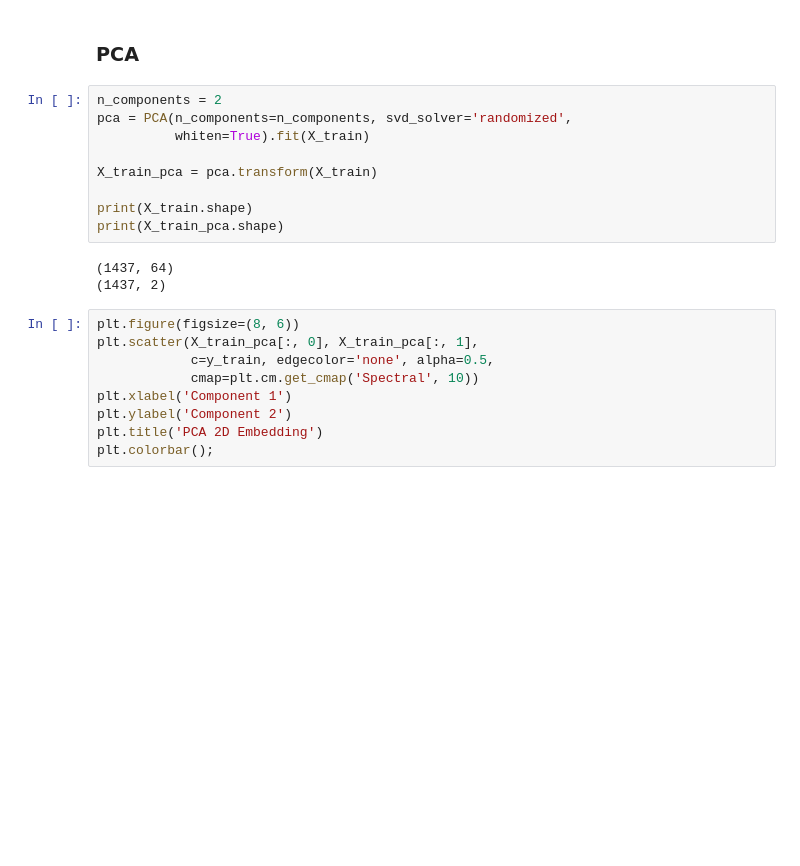
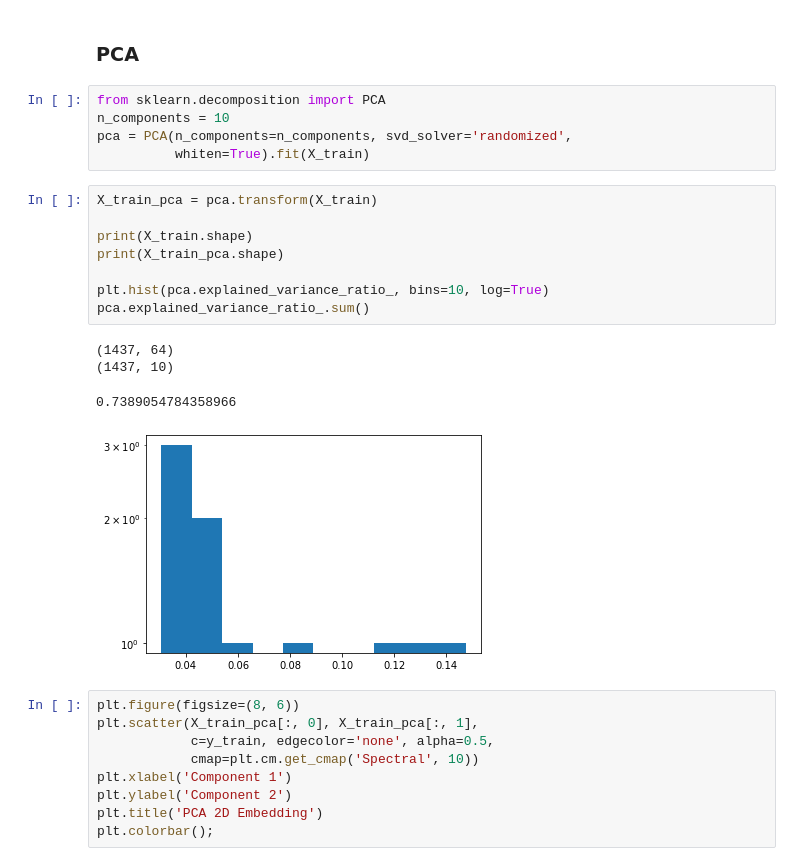
Before and after one commit to datamllab/automl-in-action-notebooks, a Jupyter notebook: 2.2-Image-Hand-Written-Digits-Recognition.ipynb, the cells around one changed output. Drawn from its saved outputs; the diff is of its cells as text; blank space fills up the shorter version.

```diff
--- a/2.2-Image-Hand-Written-Digits-Recognition.ipynb
+++ b/2.2-Image-Hand-Written-Digits-Recognition.ipynb
@@ -56,17 +54,23 @@ print("\n--Shape of the testing data--\n {}".format(X_test.shape))
 # %% [markdown]
 ### PCA
 # %%
-n_components = 2
+from sklearn.decomposition import PCA
+n_components = 10
 pca = PCA(n_components=n_components, svd_solver='randomized',
           whiten=True).fit(X_train)
-
-X_train_pca = pca.transform(X_train)
-
-print(X_train.shape)
-print(X_train_pca.shape)
-# %% [output]
-(1437, 64)
-(1437, 2)
+# %%
+X_train_pca = pca.transform(X_train)
+
+print(X_train.shape)
+print(X_train_pca.shape)
+
+plt.hist(pca.explained_variance_ratio_, bins=10, log=True)
+pca.explained_variance_ratio_.sum()
+# %% [output]
+(1437, 64)
+(1437, 10)
+0.7389054784358966
+[figure, added]
 # %%
 plt.figure(figsize=(8, 6))
 plt.scatter(X_train_pca[:, 0], X_train_pca[:, 1],
```
Also changed, not shown: parts of 5 cells of this notebook, 2 other files.
